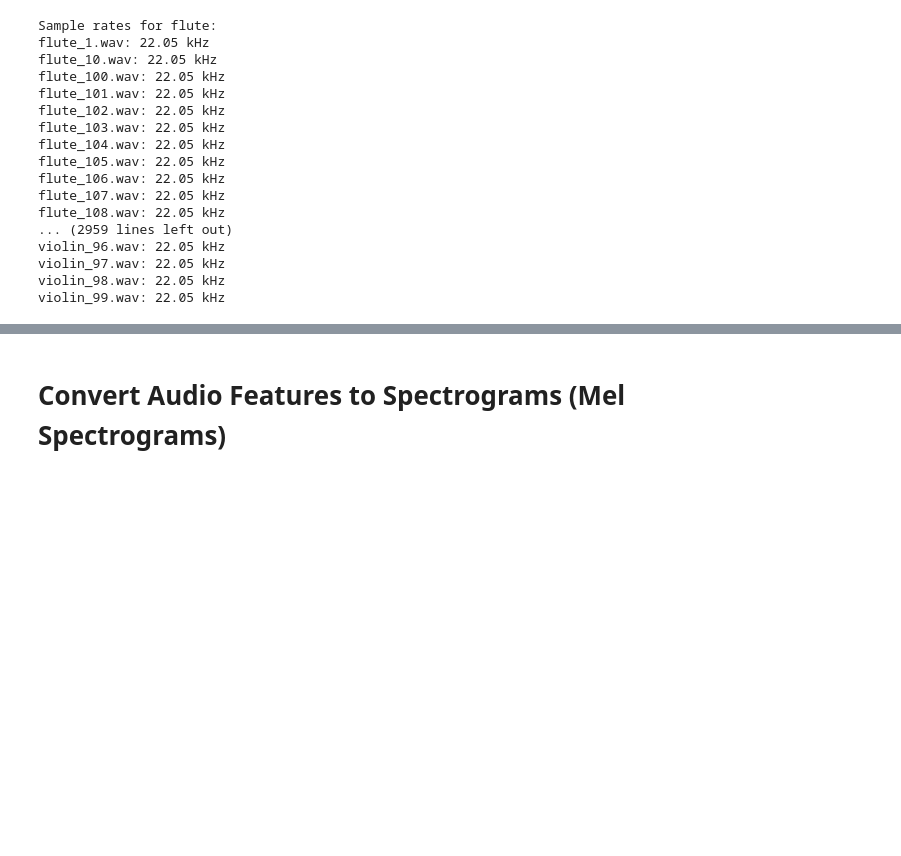
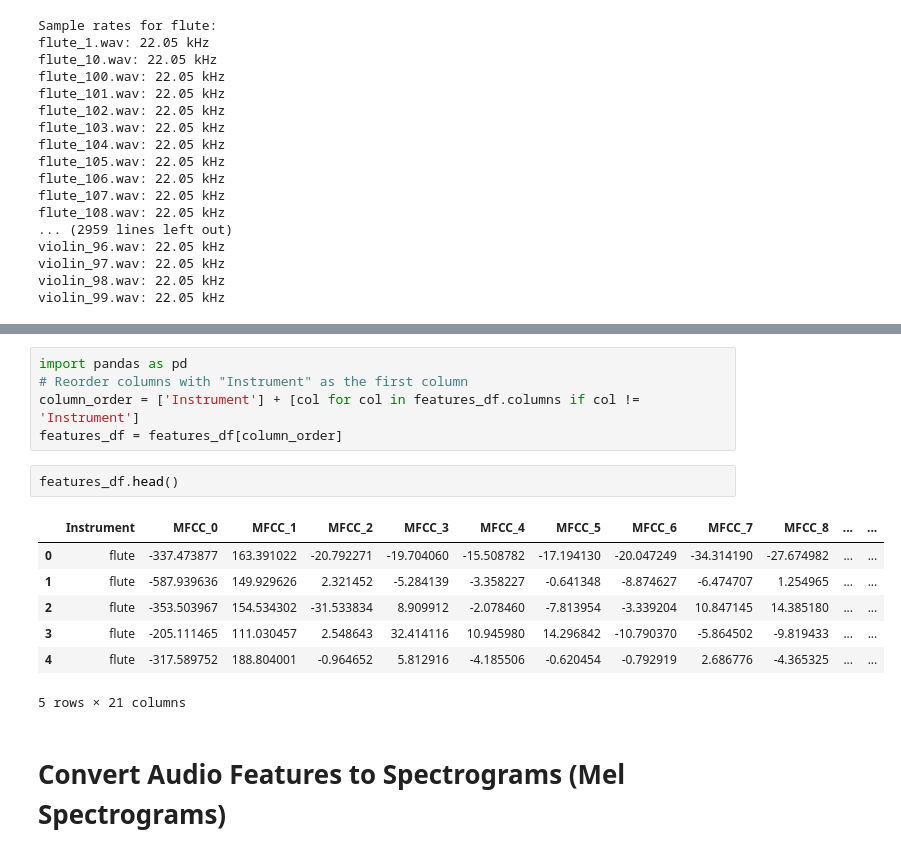
Before and after one commit to obinna345/capstone, a Jupyter notebook: capstone project.ipynb, the cells around one changed output, grey strips where cells are left out. Cells and saved outputs as stored; diff of their text form; blank space fills up the shorter version.

```diff
--- a/capstone project.ipynb
+++ b/capstone project.ipynb
@@ -624,3 +636,18 @@ violin_99.wav: 22.05 kHz
+# %%
+import pandas as pd
+# Reorder columns with "Instrument" as the first column
+column_order = ['Instrument'] + [col for col in features_df.columns if col != 'Instrument']
+features_df = features_df[column_order]
+# %%
+features_df.head()
+# %% [output]
+|  | Instrument | MFCC_0 | MFCC_1 | MFCC_2 | MFCC_3 | MFCC_4 | MFCC_5 | MFCC_6 | MFCC_7 | MFCC_8 | ... | ... |
+| 0 | flute | -337.473877 | 163.391022 | -20.792271 | -19.704060 | -15.508782 | -17.194130 | -20.047249 | -34.314190 | -27.674982 | ... | ... |
+| 1 | flute | -587.939636 | 149.929626 | 2.321452 | -5.284139 | -3.358227 | -0.641348 | -8.874627 | -6.474707 | 1.254965 | ... | ... |
+| 2 | flute | -353.503967 | 154.534302 | -31.533834 | 8.909912 | -2.078460 | -7.813954 | -3.339204 | 10.847145 | 14.385180 | ... | ... |
+| 3 | flute | -205.111465 | 111.030457 | 2.548643 | 32.414116 | 10.945980 | 14.296842 | -10.790370 | -5.864502 | -9.819433 | ... | ... |
+| 4 | flute | -317.589752 | 188.804001 | -0.964652 | 5.812916 | -4.185506 | -0.620454 | -0.792919 | 2.686776 | -4.365325 | ... | ... |
+5 rows × 21 columns
 # %% [markdown]
 # Convert Audio Features to Spectrograms (Mel Spectrograms)
 # %%
```
Also changed, not shown: parts of 2 cells of this notebook.
